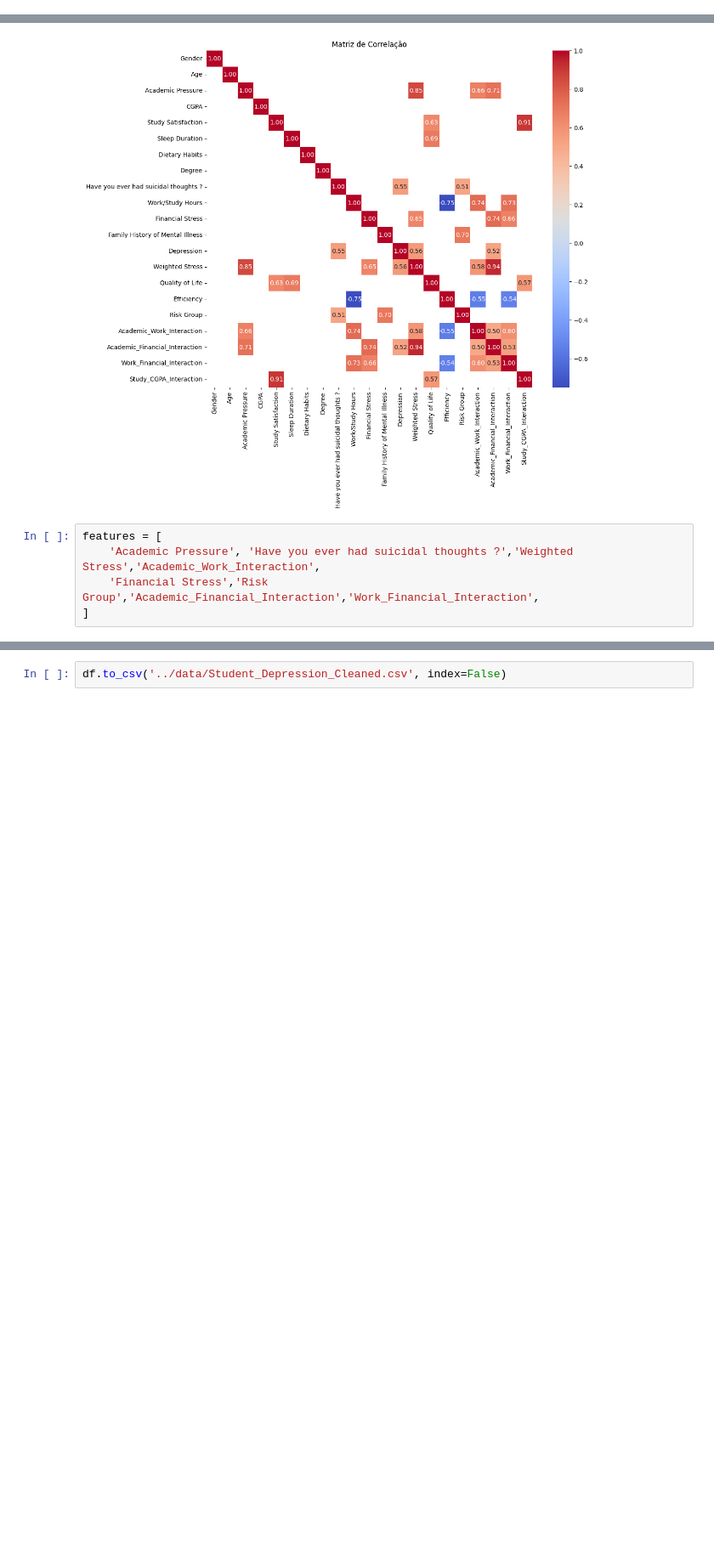
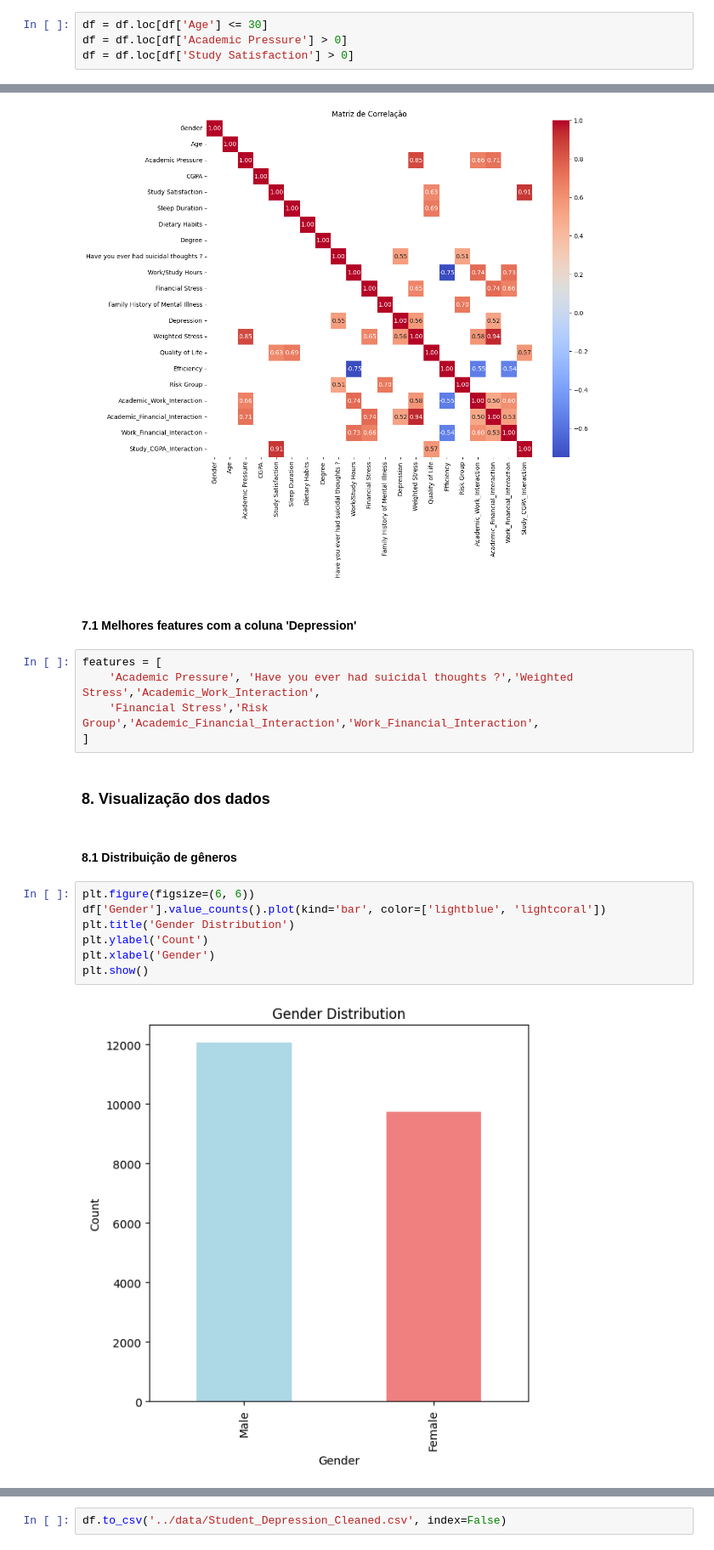
Before and after one commit to wesleyvieira1/StudentsDepressionPredict, a Jupyter notebook: eda/eda.ipynb, the cells around one changed output, grey strips where cells are left out. Shown at 85% size. Cells and saved outputs as stored; diff of their text form; blank space fills up the shorter version.

Commit message:
style: add titles

```diff
--- a/eda/eda.ipynb
+++ b/eda/eda.ipynb
@@ -181,0 +244,4 @@ Encoder
+# %%
+df = df.loc[df['Age'] <= 30]
+df = df.loc[df['Academic Pressure'] > 0]
+df = df.loc[df['Study Satisfaction'] > 0]
@@ -323,8 +403,23 @@ plt.title('Matriz de Correlação')
 plt.show()
 # %% [output]
 [figure]
+# %% [markdown]
+#### 7.1 Melhores features com a coluna 'Depression'
 # %%
 features = [
     'Academic Pressure', 'Have you ever had suicidal thoughts ?','Weighted Stress','Academic_Work_Interaction',
     'Financial Stress','Risk Group','Academic_Financial_Interaction','Work_Financial_Interaction',
 ]
+# %% [markdown]
+### 8. Visualização dos dados
+# %% [markdown]
+#### 8.1 Distribuição de gêneros
+# %%
+plt.figure(figsize=(6, 6))
+df['Gender'].value_counts().plot(kind='bar', color=['lightblue', 'lightcoral'])
+plt.title('Gender Distribution')
+plt.ylabel('Count')
+plt.xlabel('Gender')
+plt.show()
+# %% [output]
+[figure, added]
```
Also changed, not shown: parts of 38 cells of this notebook.
